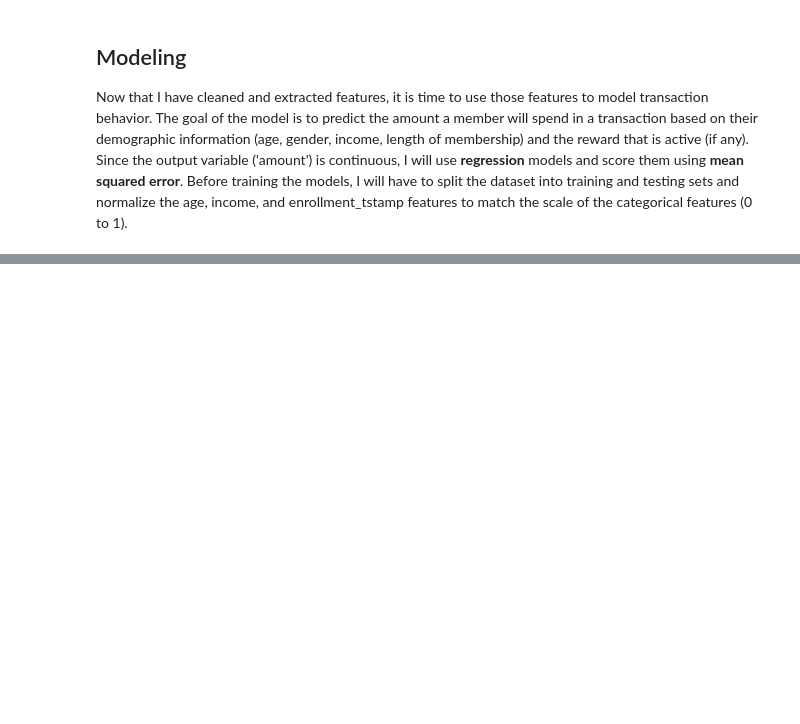
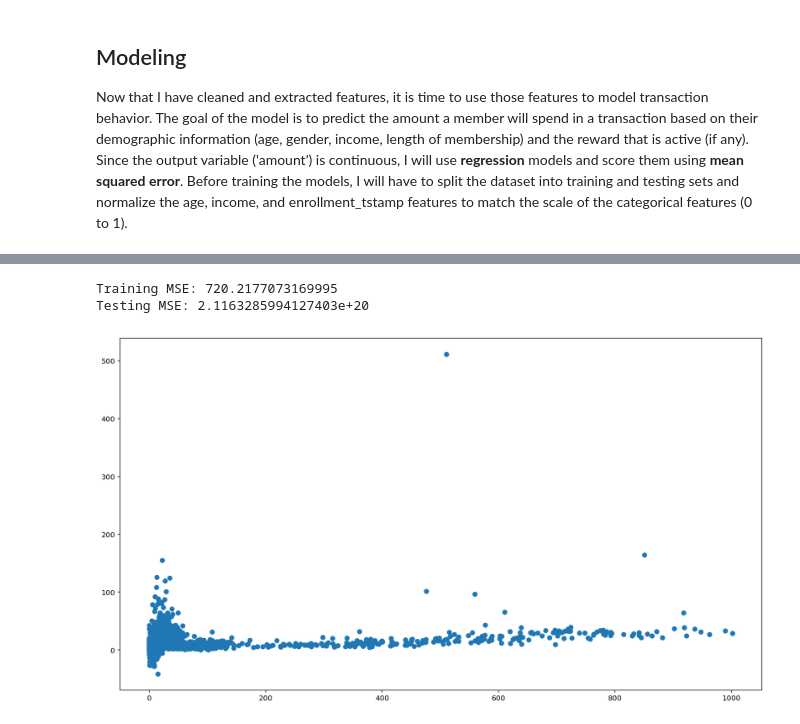
Before and after one commit to blowe615/starbucks_offers, a Jupyter notebook: starbucks_offers.ipynb, the cells around one changed output, grey strips where cells are left out. Saved outputs shown, nothing was run; the diff lists cells and outputs as text; code cells hidden in the pictures; blank space fills up the shorter version.

```diff
--- a/starbucks_offers.ipynb
+++ b/starbucks_offers.ipynb
@@ -984,0 +1018,8 @@ ValueError: Input contains NaN, infinity or a value too large for dtype('float64
+# %%
+poly_model3 = Pipeline([('poly', PolynomialFeatures(degree=3)),
+                       ('linear', LinearRegression(fit_intercept=False))])
+plot_pred_actual(poly_model3)
+# %% [output]
+Training MSE: 720.2177073169995
+Testing MSE: 2.1163285994127403e+20
+[figure, added]
```
Also changed, not shown: parts of 18 cells of this notebook.
